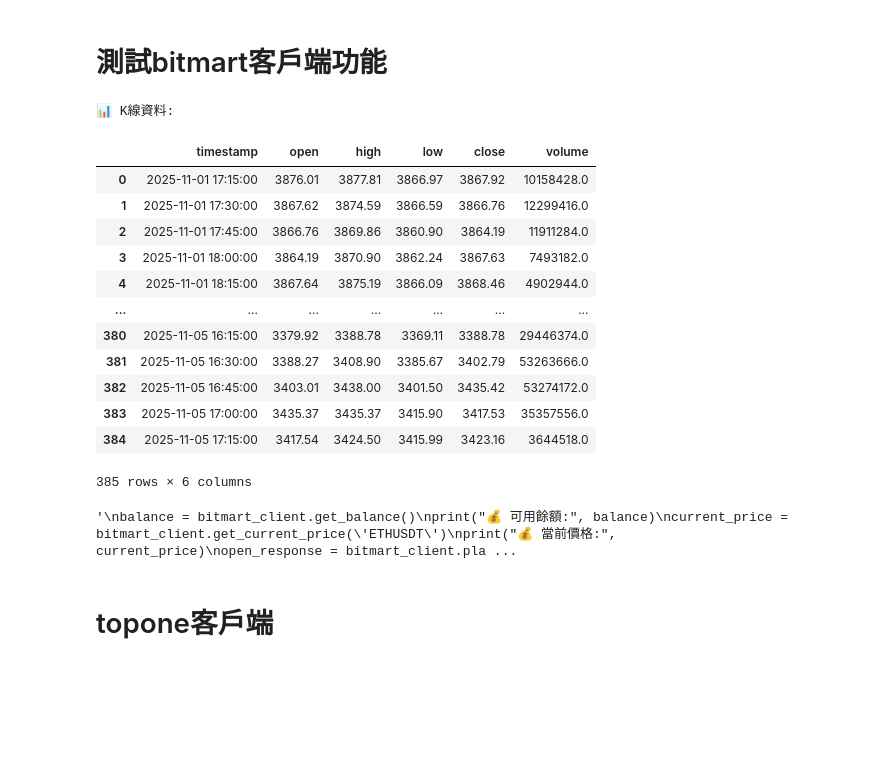
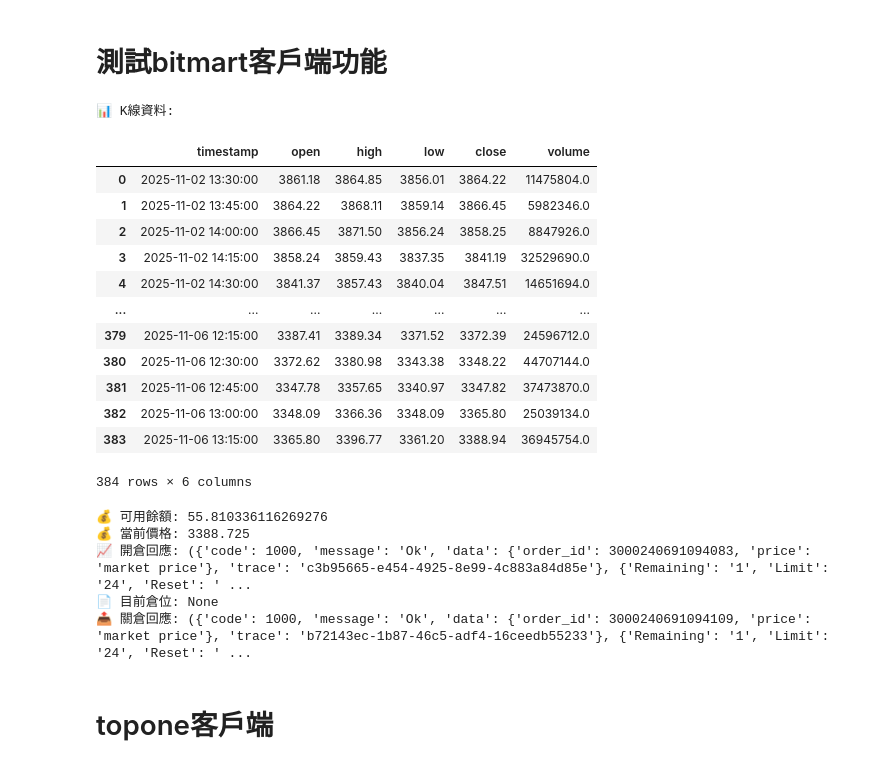
Before and after one commit to skywalker0803r/Hedgebot, a Jupyter notebook: notebook.ipynb, the cells around one changed output. Saved outputs shown, nothing was run; the diff lists cells and outputs as text; code cells hidden in the pictures; blank space fills up the shorter version.

```diff
--- a/notebook.ipynb
+++ b/notebook.ipynb
@@ -281,48 +281,50 @@ class BitmartClient:
 # %%
 # 初始化 BitmartClient
 bitmart_client = BitmartClient(BITMART_API_KEY, BITMART_SECRET_KEY, BITMART_MEMO)
 # 查詢 K線
 end_time = datetime.now()
 start_time = datetime.now() - timedelta(days=4)
 kline = bitmart_client.get_kline_data('ETHUSDT', "15m", start_time, end_time)
 print("📊 K線資料:")
 display(kline)
-'''
 balance = bitmart_client.get_balance()
 print("💰 可用餘額:", balance)
 current_price = bitmart_client.get_current_price('ETHUSDT')
 print("💰 當前價格:", current_price)
 open_response = bitmart_client.place_order(
     symbol='ETHUSDT',
     side='long',
     margin=10,
     leverage=5,
     tp_price=current_price * 1.02,
     sl_price=current_price * 0.98
 )
 print("📈 開倉回應:", open_response )
 position = bitmart_client.get_position('ETHUSDT')
 print("📄 目前倉位:", position)
 time.sleep(5)
 close_response = bitmart_client.close_position('ETHUSDT')
 print("📤 關倉回應:", close_response )
-'''
 # %% [output]
 📊 K線資料:
 |  | timestamp | open | high | low | close | volume |
-| 0 | 2025-11-01 17:15:00 | 3876.01 | 3877.81 | 3866.97 | 3867.92 | 10158428.0 |
-| 1 | 2025-11-01 17:30:00 | 3867.62 | 3874.59 | 3866.59 | 3866.76 | 12299416.0 |
-| 2 | 2025-11-01 17:45:00 | 3866.76 | 3869.86 | 3860.90 | 3864.19 | 11911284.0 |
-| 3 | 2025-11-01 18:00:00 | 3864.19 | 3870.90 | 3862.24 | 3867.63 | 7493182.0 |
-| 4 | 2025-11-01 18:15:00 | 3867.64 | 3875.19 | 3866.09 | 3868.46 | 4902944.0 |
+| 0 | 2025-11-02 13:30:00 | 3861.18 | 3864.85 | 3856.01 | 3864.22 | 11475804.0 |
+| 1 | 2025-11-02 13:45:00 | 3864.22 | 3868.11 | 3859.14 | 3866.45 | 5982346.0 |
+| 2 | 2025-11-02 14:00:00 | 3866.45 | 3871.50 | 3856.24 | 3858.25 | 8847926.0 |
+| 3 | 2025-11-02 14:15:00 | 3858.24 | 3859.43 | 3837.35 | 3841.19 | 32529690.0 |
+| 4 | 2025-11-02 14:30:00 | 3841.37 | 3857.43 | 3840.04 | 3847.51 | 14651694.0 |
 | ... | ... | ... | ... | ... | ... | ... |
-| 380 | 2025-11-05 16:15:00 | 3379.92 | 3388.78 | 3369.11 | 3388.78 | 29446374.0 |
-| 381 | 2025-11-05 16:30:00 | 3388.27 | 3408.90 | 3385.67 | 3402.79 | 53263666.0 |
-| 382 | 2025-11-05 16:45:00 | 3403.01 | 3438.00 | 3401.50 | 3435.42 | 53274172.0 |
-| 383 | 2025-11-05 17:00:00 | 3435.37 | 3435.37 | 3415.90 | 3417.53 | 35357556.0 |
-| 384 | 2025-11-05 17:15:00 | 3417.54 | 3424.50 | 3415.99 | 3423.16 | 3644518.0 |
+| 379 | 2025-11-06 12:15:00 | 3387.41 | 3389.34 | 3371.52 | 3372.39 | 24596712.0 |
+| 380 | 2025-11-06 12:30:00 | 3372.62 | 3380.98 | 3343.38 | 3348.22 | 44707144.0 |
+| 381 | 2025-11-06 12:45:00 | 3347.78 | 3357.65 | 3340.97 | 3347.82 | 37473870.0 |
+| 382 | 2025-11-06 13:00:00 | 3348.09 | 3366.36 | 3348.09 | 3365.80 | 25039134.0 |
+| 383 | 2025-11-06 13:15:00 | 3365.80 | 3396.77 | 3361.20 | 3388.94 | 36945754.0 |
-385 rows × 6 columns
+384 rows × 6 columns
-'\nbalance = bitmart_client.get_balance()\nprint("💰 可用餘額:", balance)\ncurrent_price = bitmart_client.get_current_price(\'ETHUSDT\')\nprint("💰 當前價格:", current_price)\nopen_response = bitmart_client.pla ...
+💰 可用餘額: 55.810336116269276
+💰 當前價格: 3388.725
+📈 開倉回應: ({'code': 1000, 'message': 'Ok', 'data': {'order_id': 3000240691094083, 'price': 'market price'}, 'trace': 'c3b95665-e454-4925-8e99-4c883a84d85e'}, {'Remaining': '1', 'Limit': '24', 'Reset': ' ...
+📄 目前倉位: None
+📤 關倉回應: ({'code': 1000, 'message': 'Ok', 'data': {'order_id': 3000240691094109, 'price': 'market price'}, 'trace': 'b72143ec-1b87-46c5-adf4-16ceedb55233'}, {'Remaining': '1', 'Limit': '24', 'Reset': ' ...
 # %% [markdown]
 # topone客戶端
 # %%
```
Also changed, not shown: parts of 8 cells of this notebook.
